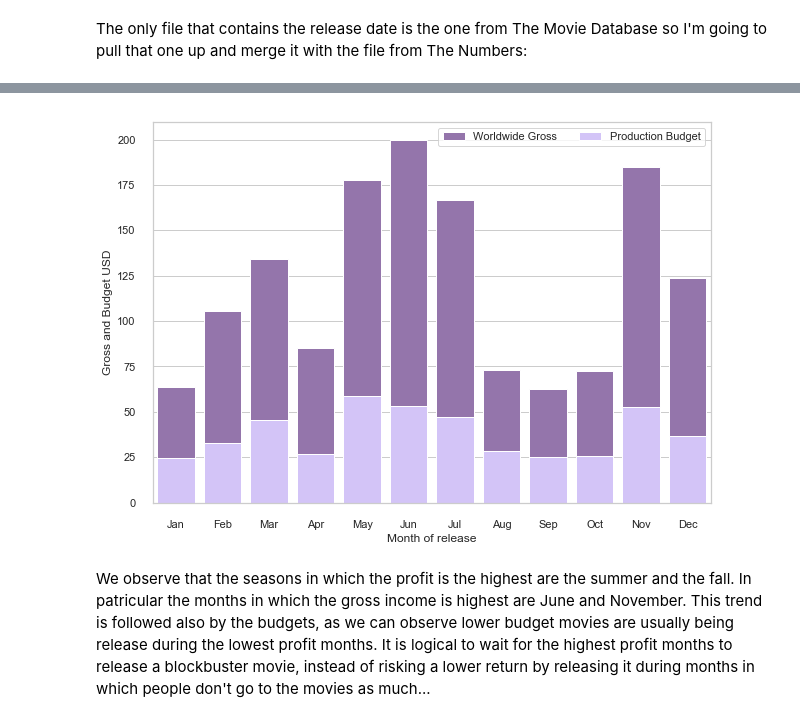
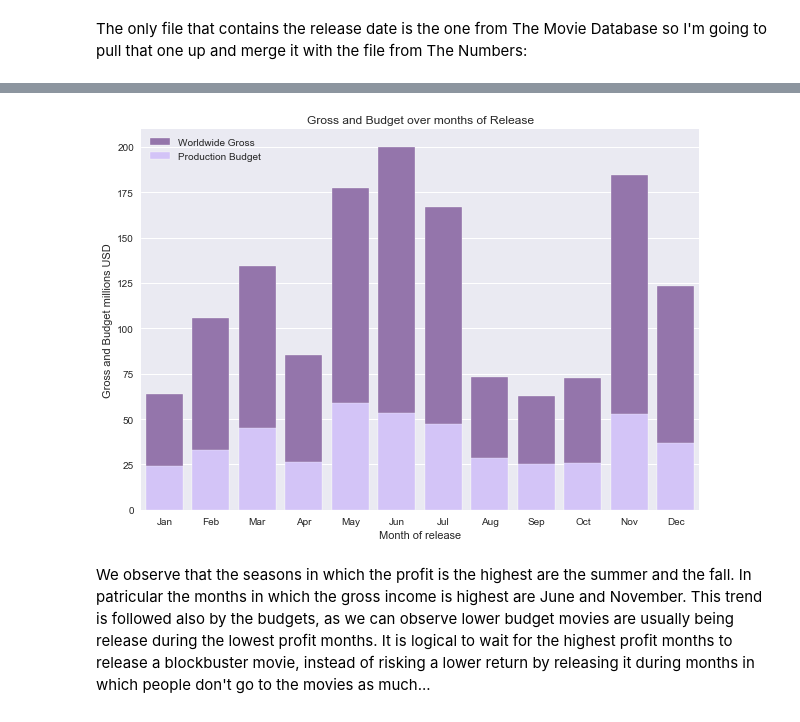
Before and after one commit to MNLKuzmin/dsc-project-genrestudy, a Jupyter notebook: A Genre Study first draft-skimmed down version.ipynb, the cells around one changed output, grey strips where cells are left out. Drawn from its saved outputs; the diff is of its cells as text; code cells hidden in the pictures.

```diff
--- a/A Genre Study first draft-skimmed down version.ipynb
+++ b/A Genre Study first draft-skimmed down version.ipynb
@@ -386,7 +378,7 @@ average_df.head()
 | Comedy | 51.269129 | 33.425036 | 47.602498 | 106.139480 | 14.177462 | 72.714444 | ... |
 # %%
 plt.style.use('seaborn-darkgrid')
-plt.style.use('seaborn-talk')
+plt.style.use('seaborn-notebook')
 # %%
 average_df=average_df.sort_values(by=['domestic_gross'])
 average_df.plot.bar(y='domestic_gross',color='#2E8B57',title='Domestic Gross per Genre'\
@@ -431,3 +421,8 @@ This is the most relevant of the figures since it keeps into account the budget
 average_df['ROI']=(average_df['worldwide_gross']-average_df['production_budget'])*100\
                     /average_df['production_budget']
 average_df=average_df.sort_values(by=['ROI'])
+# %%
+plt.style.use('seaborn-poster')
+
+average_df.plot.bar(y='ROI',color='#8b0000', title='ROI per Genre', \
+                    ylabel='ROI', xlabel='Genres');
@@ -571,3 +537,7 @@ month names which is better for the graph. """
 release_df['month'] = release_df['month'].apply(lambda x: calendar.month_abbr[x])
 
 #code adapted from EoinS https://stackoverflow.com/questions/37625334/python-pandas-convert-month-int-to-month-name
+# %%
+plt.style.use('seaborn-notebook')
+release_df.plot.bar(x='month',y='worldwide_gross',color='#800080',rot=45, xlabel='Month of release',\
+                    ylabel='Worldwide Gross millions USD', title='Worldwide gross per month of release');
@@ -615,20 +581,21 @@ ax.set_xticklabels(labels);
 # %%
-sns.set_theme(style='whitegrid')
+plt.style.use('seaborn-notebook')
 f,ax = plt.subplots(figsize=(10,7))
 
 sns.set_color_codes("muted")
 sns.barplot(x="month", y="worldwide_gross", data=release_df,
             label="Worldwide Gross", color="m")
 
 sns.set_color_codes("pastel")
 sns.barplot(x="month", y="production_budget", data=release_df,
             label="Production Budget", color="m")
 
-ax.legend(ncol=2, loc="upper right", frameon=True)
-ax.set(ylabel="Gross and Budget USD",
-       xlabel="Month of release");
+ax.legend(ncol=1, loc="upper left", frameon=False)
+ax.set(ylabel="Gross and Budget millions USD",
+       xlabel="Month of release")
+ax.set_title('Gross and Budget over months of Release');
 # %% [output]
-[figure, old version]
+[figure, new version]
 # %% [markdown]
 We observe that the seasons in which the profit is the highest are the summer and the fall.
 In patricular the months in which the gross income is highest are June and November.
```
Also changed, not shown: parts of 32 cells of this notebook.
